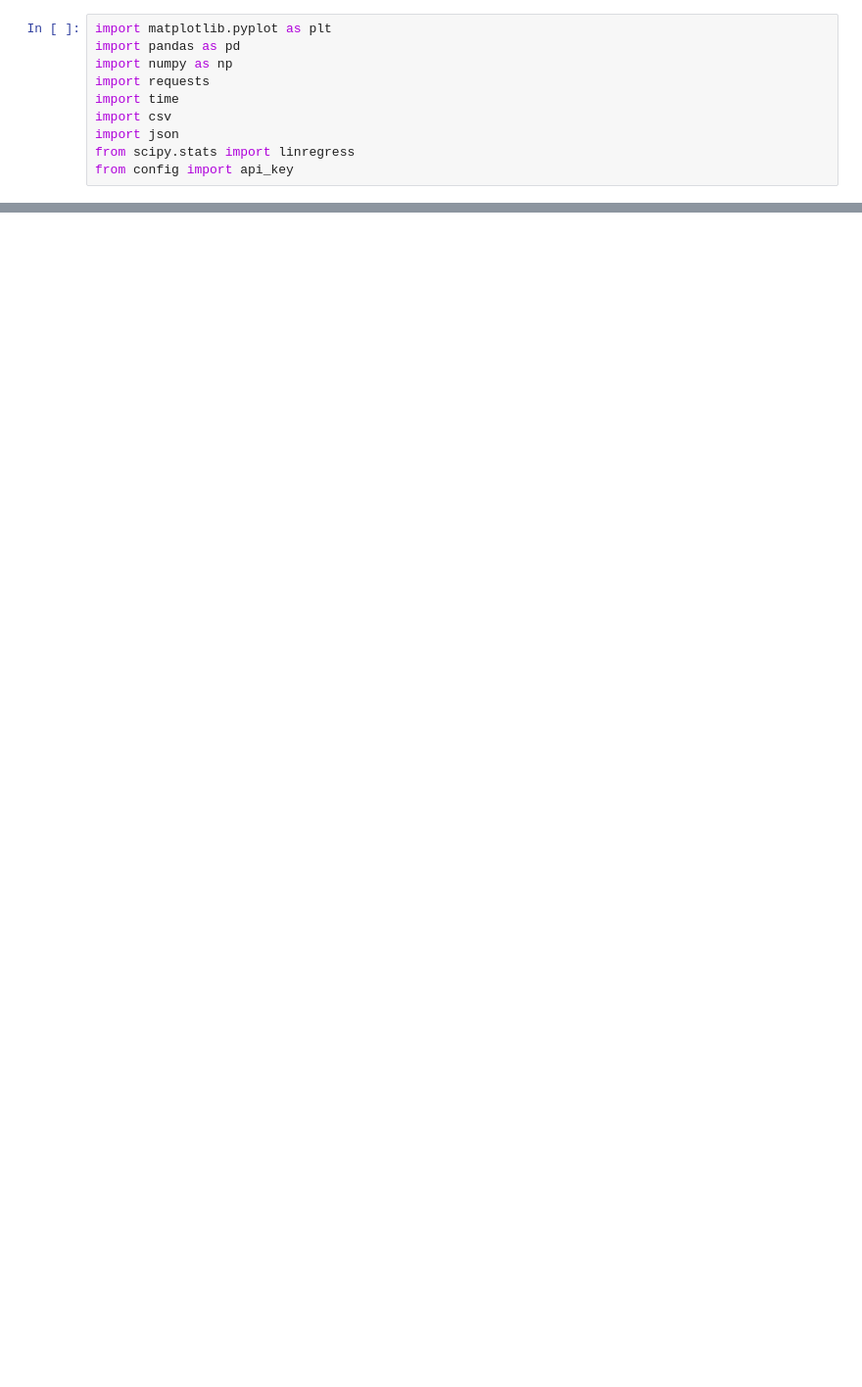
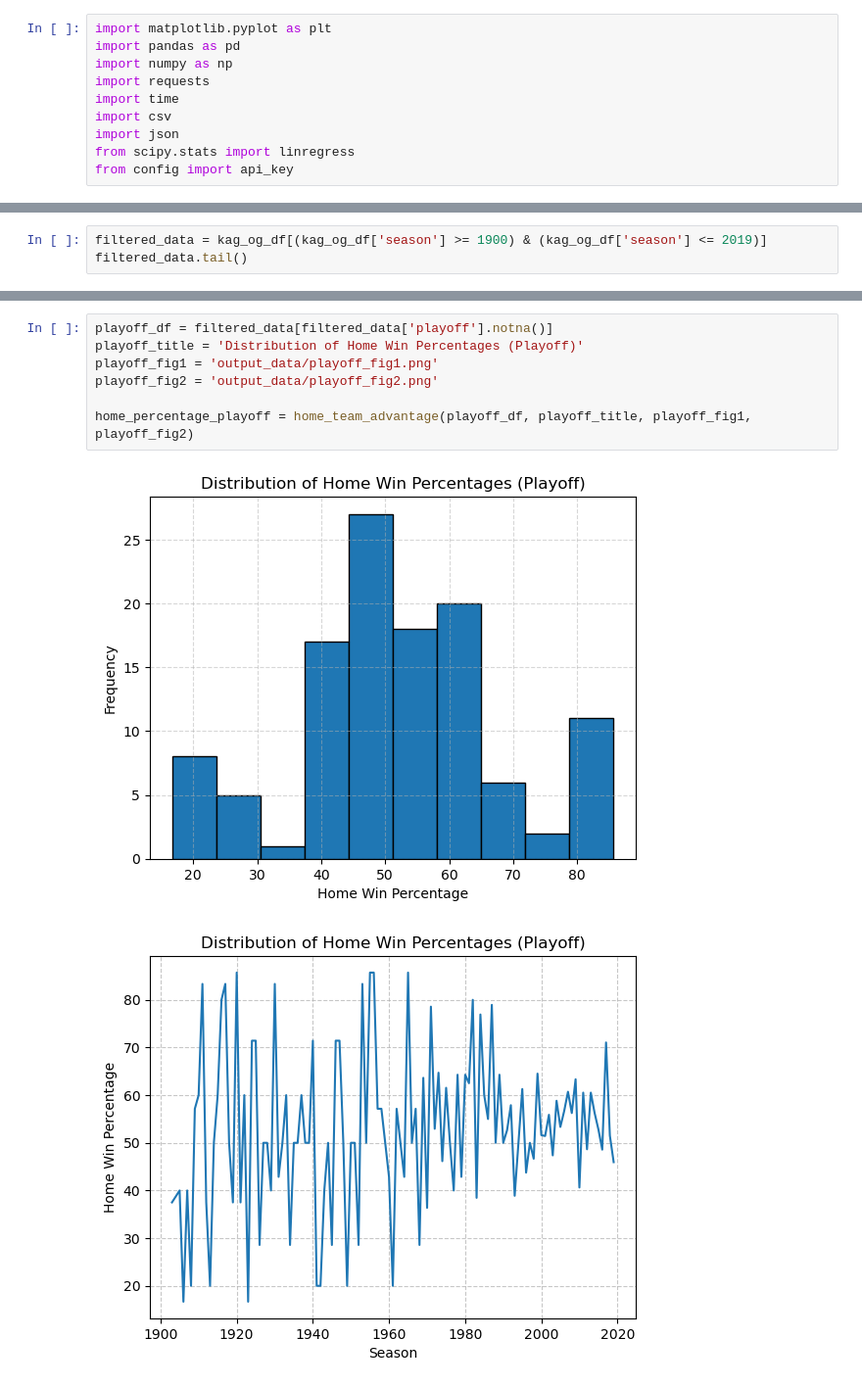
Before and after one commit to johnnycapra/Project_1, a Jupyter notebook: MLB_Analysis.ipynb, the cells around one changed output, grey strips where cells are left out. Shown at 98% size. Drawn from its saved outputs; the diff is of its cells as text; blank space fills up the shorter version.

```diff
--- a/MLB_Analysis.ipynb
+++ b/MLB_Analysis.ipynb
@@ -33,0 +42,3 @@ kag_complete_df
+# %%
+filtered_data = kag_og_df[(kag_og_df['season'] >= 1900) & (kag_og_df['season'] <= 2019)]
+filtered_data.tail()
@@ -33,0 +103,10 @@ kag_complete_df
+# %%
+playoff_df = filtered_data[filtered_data['playoff'].notna()]
+playoff_title = 'Distribution of Home Win Percentages (Playoff)'
+playoff_fig1 = 'output_data/playoff_fig1.png'
+playoff_fig2 = 'output_data/playoff_fig2.png'
+
+home_percentage_playoff = home_team_advantage(playoff_df, playoff_title, playoff_fig1, playoff_fig2)
+# %% [output]
+[figure, added]
+[figure, added]
```
Also changed, not shown: parts of 8 cells of this notebook, 12 other files.
